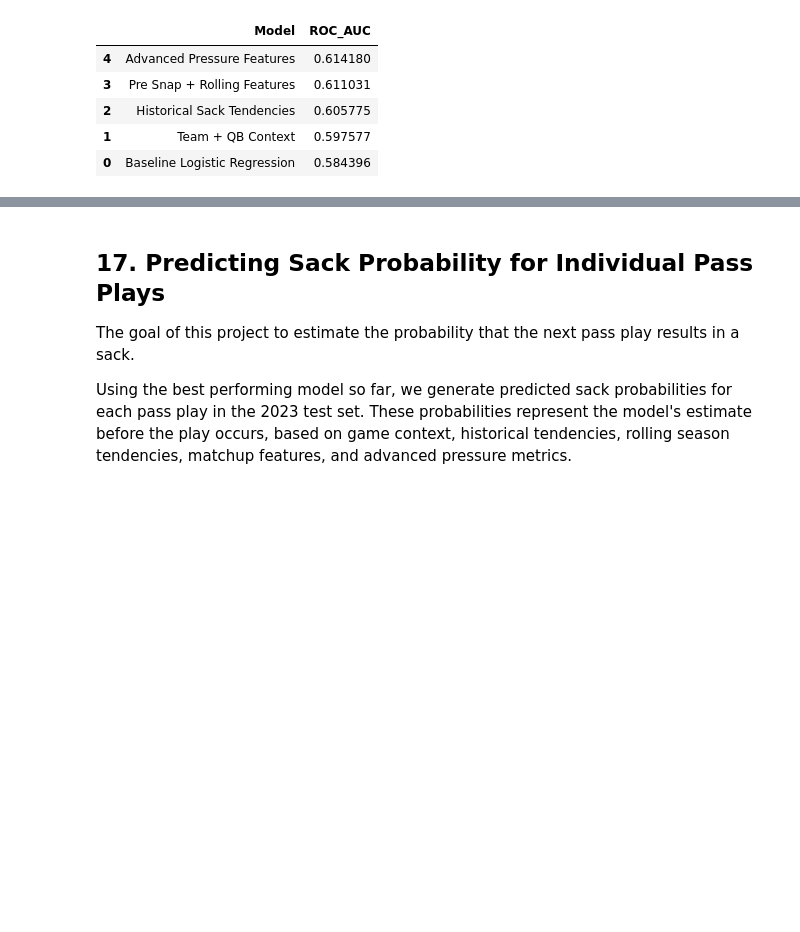
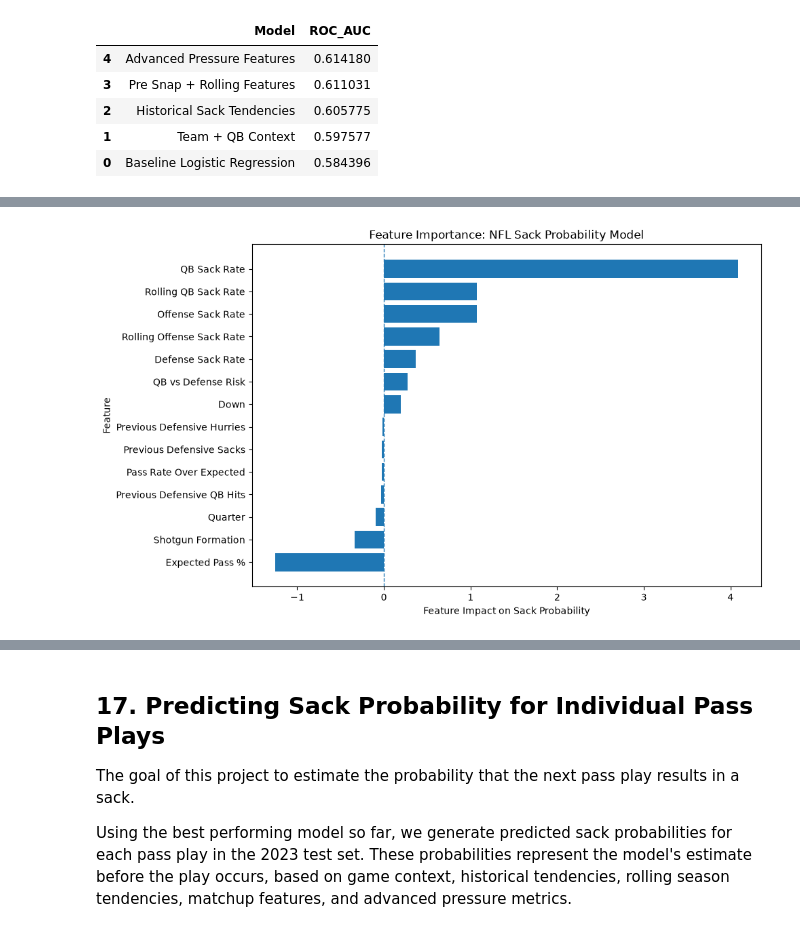
Before and after one commit to ethanfr10/NFL-Sack-Prediction, a Jupyter notebook: notebooks/01_data_exploration.ipynb, the cells around one changed output, grey strips where cells are left out. Saved outputs shown, nothing was run; the diff lists cells and outputs as text; code cells hidden in the pictures; blank space fills up the shorter version.

Commit message:
Feature Importance

```diff
--- a/notebooks/01_data_exploration.ipynb
+++ b/notebooks/01_data_exploration.ipynb
@@ -1368,0 +1379,78 @@ results.sort_values(
+# %%
+import pandas as pd
+import matplotlib.pyplot as plt
+
+# Create readable feature names for presentation/reporting
+coef_plot = coef_df.copy()
+
+feature_names = {
+    "qb_sack_rate": "QB Sack Rate",
+    "offense_sack_rate": "Offense Sack Rate",
+    "defense_sack_rate": "Defense Sack Rate",
+    "qb_season_rolling_sack_rate": "Rolling QB Sack Rate",
+    "offense_season_rolling_sack_rate": "Rolling Offense Sack Rate",
+    "defense_season_rolling_sack_rate": "Rolling Defense Sack Rate",
+    "qb_vs_def_sack_risk": "QB vs Defense Risk",
+    "offense_vs_def_sack_risk": "Offense vs Defense Risk",
+    "prev_def_sacks": "Previous Defensive Sacks",
+    "prev_def_pressures": "Previous Defensive Pressures",
+    "prev_def_times_hurried": "Previous Defensive Hurries",
+    "prev_def_times_hitqb": "Previous Defensive QB Hits",
+    "qb_prev_times_sacked": "Previous QB Sacks",
+    "qb_prev_times_pressured": "Previous QB Pressures",
+    "qb_prev_times_hurried": "Previous QB Hurries",
+    "qb_prev_times_hit": "Previous QB Hits",
+    "qb_prev_times_pressured_pct": "Previous QB Pressure %",
+    "xpass": "Expected Pass %",
+    "pass_oe": "Pass Rate Over Expected",
+    "down": "Down",
+    "ydstogo": "Yards To Go",
+    "yardline_100": "Field Position",
+    "qtr": "Quarter",
+    "game_seconds_remaining": "Time Remaining",
+    "shotgun": "Shotgun Formation"
+}
+
+coef_plot["feature"] = coef_plot["feature"].replace(feature_names)
+
+# Sort coefficients
+coef_plot = coef_plot.sort_values("coefficient")
+
+# Top positive and negative features
+top_positive = coef_plot.tail(7)
+top_negative = coef_plot.head(7)
+
+feature_importance = pd.concat([
+    top_negative,
+    top_positive
+])
+
+# Plot
+plt.figure(figsize=(10, 6))
+
+plt.barh(
+    feature_importance["feature"],
+    feature_importance["coefficient"]
+)
+
+plt.axvline(
+    x=0,
+    linestyle="--",
+    linewidth=1
+)
+
+plt.title("Feature Importance: NFL Sack Probability Model")
+plt.xlabel("Feature Impact on Sack Probability")
+plt.ylabel("Feature")
+
+plt.tight_layout()
+
+plt.savefig(
+    "../outputs/figures/feature_importance.png",
+    dpi=300,
+    bbox_inches="tight"
+)
+
+plt.show()
+# %% [output]
+[figure, added]
```
Also changed, not shown: parts of 2 cells of this notebook, 2 other files.
